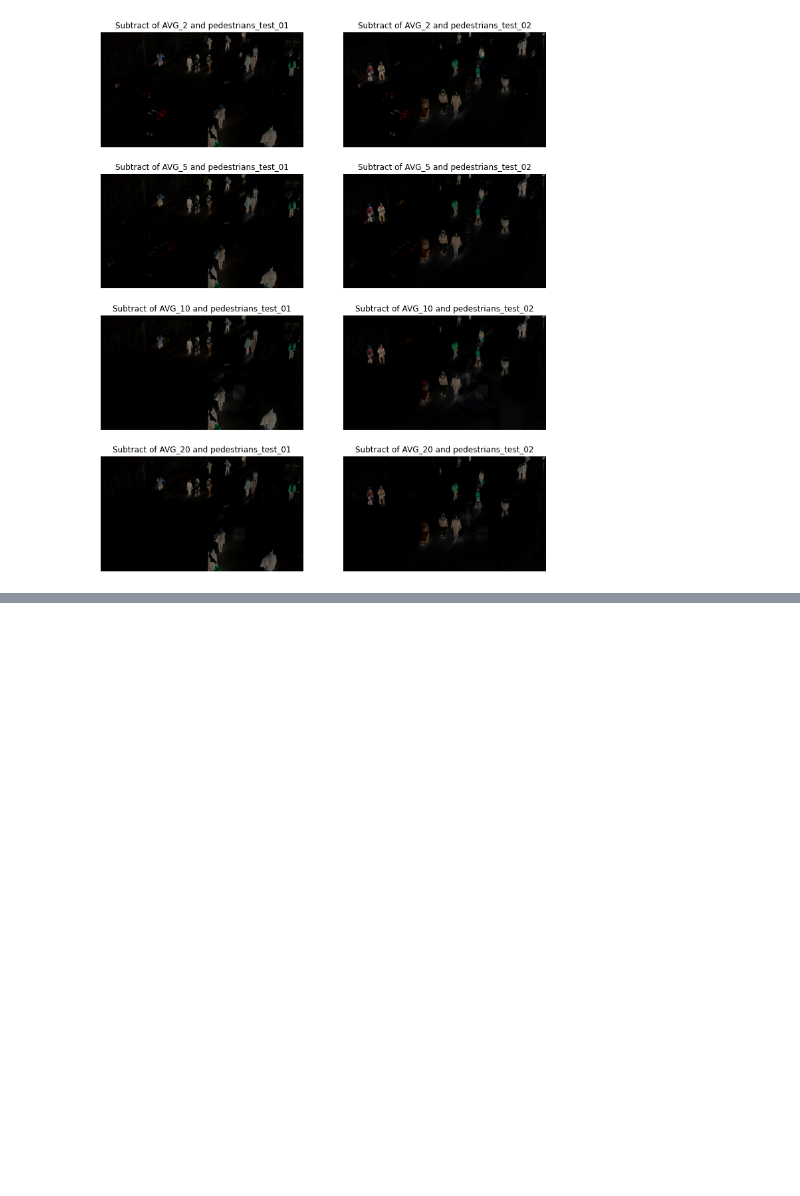
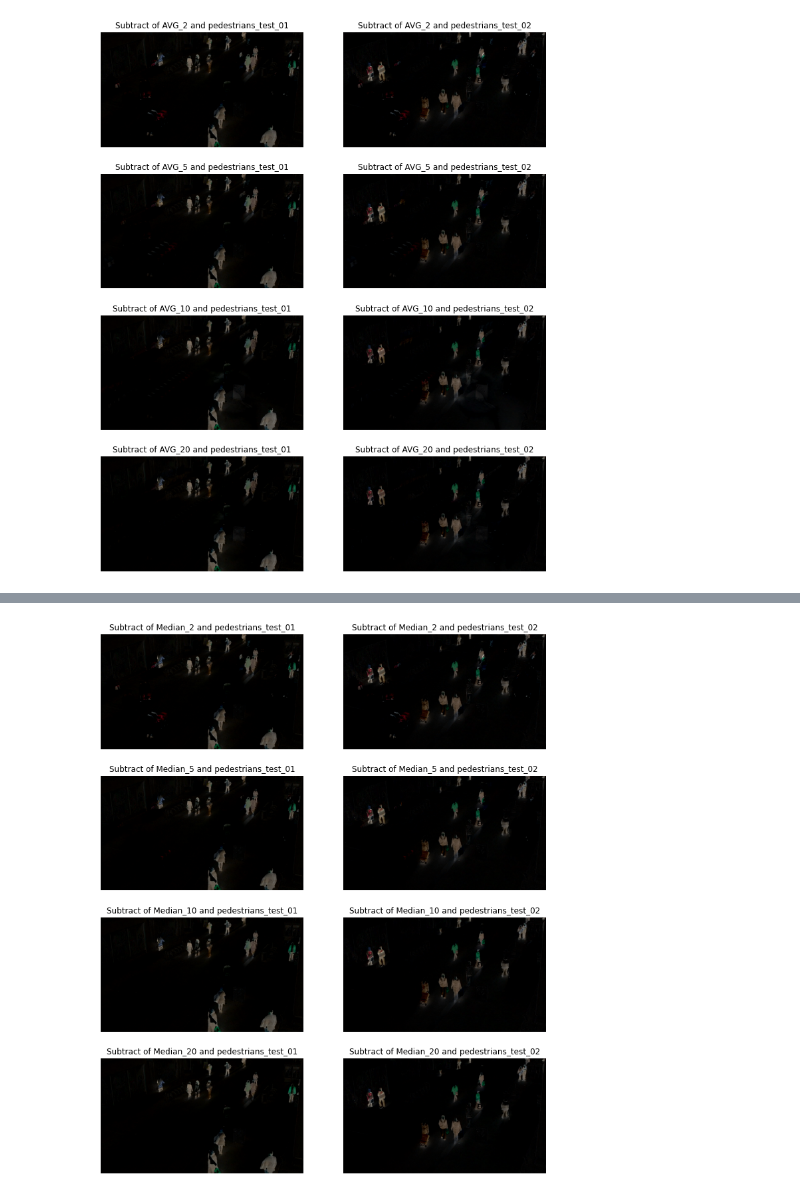
Before and after one commit to nahbos/AUT-DIP, a Jupyter notebook: HW02/Q3.ipynb, the cells around one changed output, grey strips where cells are left out. Drawn from its saved outputs; the diff is of its cells as text; code cells hidden in the pictures; blank space fills up the shorter version.

```diff
--- a/HW02/Q3.ipynb
+++ b/HW02/Q3.ipynb
@@ -96,0 +129,17 @@ plt.show()
+# %%
+count = [2, 5, 10, 20]
+fig, axes = plt.subplots(4, 2, figsize=(12, 15))
+results_median = []
+for i, background in enumerate(backgrounds_median):
+    for j, test in enumerate(tests):
+        sub = np.subtract(background.astype(np.float16), test)
+        for k in range(sub.reshape(-1).shape[0]):
+            if sub.reshape(-1)[k] < 0:
+                sub.reshape(-1)[k] = 0
+        axes[i, j].imshow(sub.astype(np.uint8))
+        axes[i, j].set_title('Subtract of Median_{} and {}'.format(count[i], tests_names[j]))
+        axes[i, j].axis('off')
+        results_median.append(sub)
+plt.show()
+# %% [output]
+[figure, added]
```
Also changed, not shown: parts of 15 cells of this notebook, 1 other file.
